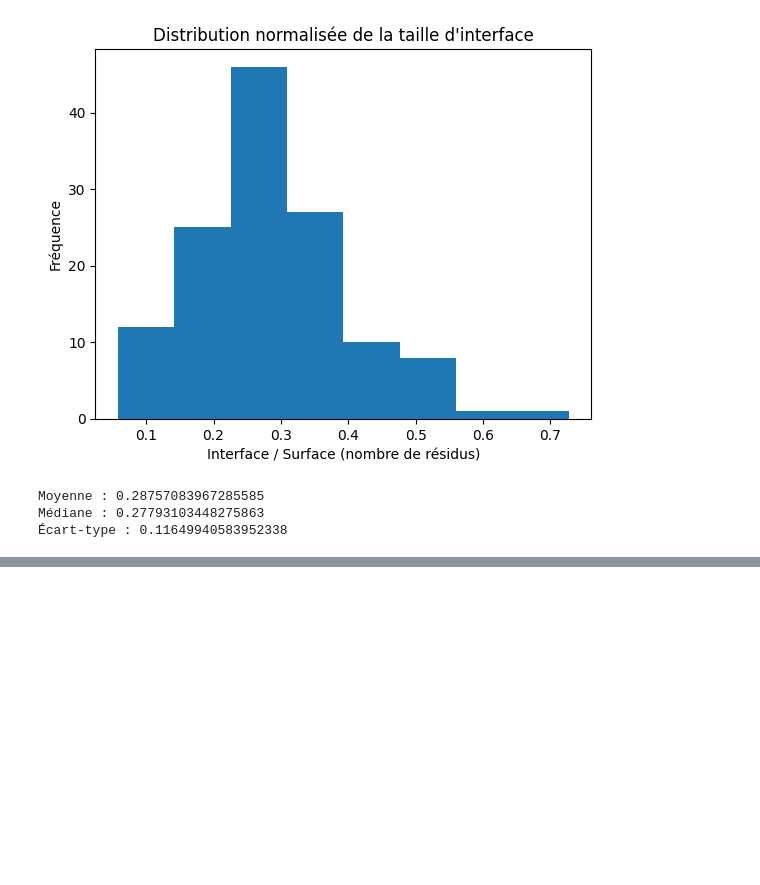
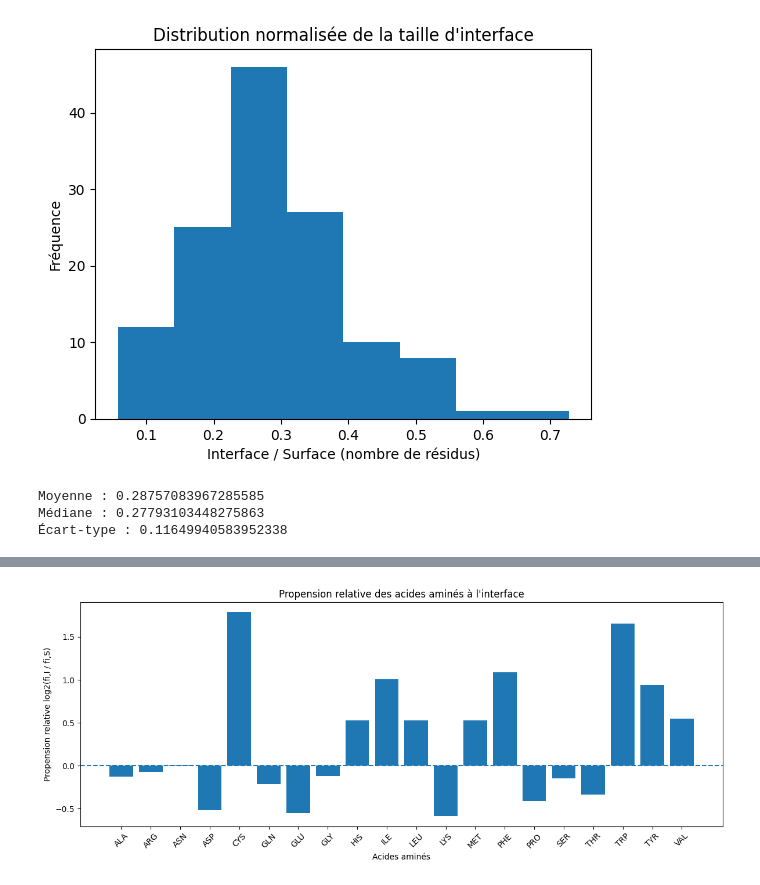
Before and after one commit to firdaouseloua/Protein_Surface_Interface, a Jupyter notebook: SASA.ipynb, the cells around one changed output, grey strips where cells are left out. Drawn from its saved outputs; the diff is of its cells as text; code cells hidden in the pictures; blank space fills up the shorter version.

Commit message:
Ajout analyse Tache 7.3 7.4 et 7.5 : propensions et boxplots

```diff
--- a/SASA.ipynb
+++ b/SASA.ipynb
@@ -460,0 +455,2 @@ Médiane : 0.27793103448275863
+# %%
+df3 = pd.read_csv("Activité 6 - Résultats - 6.3.csv")
@@ -460,0 +643,16 @@ Médiane : 0.27793103448275863
+# %%
+import numpy as np
+# Calculer la propension relative
+
+# Formule :
+# p_i = log2( f_i,I / f_i,S )
+#
+# Attention :
+# si un acide aminé a une fréquence nulle à l'interface ou à la surface,
+# le log2 peut poser problème.
+# On ajoute donc une petite constante epsilon pour éviter division par 0.
+epsilon = 1e-9
+propensity = np.log2((f_interface + epsilon) / (f_surface + epsilon))
+
+print("\nPropensions relatives :")
+print(propensity)
@@ -460,0 +677,11 @@ Médiane : 0.27793103448275863
+# %%
+# 9) Mettre le résultat dans un DataFrame propre
+results = pd.DataFrame({
+    "Acide_amine": aa_cols,
+    "f_surface": f_surface.values,
+    "f_interface": f_interface.values,
+    "propension_relative": propensity.values
+})
+
+print("\nTableau final des propensions :")
+print(results)
@@ -460,0 +706,16 @@ Médiane : 0.27793103448275863
+# %%
+plt.figure(figsize=(12, 5))
+plt.bar(results["Acide_amine"], results["propension_relative"])
+
+# Ligne horizontale à y=0 pour séparer enrichissement / appauvrissement
+plt.axhline(0, linestyle="--")
+
+plt.xlabel("Acides aminés")
+plt.ylabel("Propension relative log2(fi,I / fi,S)")
+plt.title("Propension relative des acides aminés à l'interface")
+plt.xticks(rotation=45)
+
+plt.tight_layout()
+plt.show()
+# %% [output]
+[figure, added]
```
Also changed, not shown: parts of 21 cells of this notebook.
